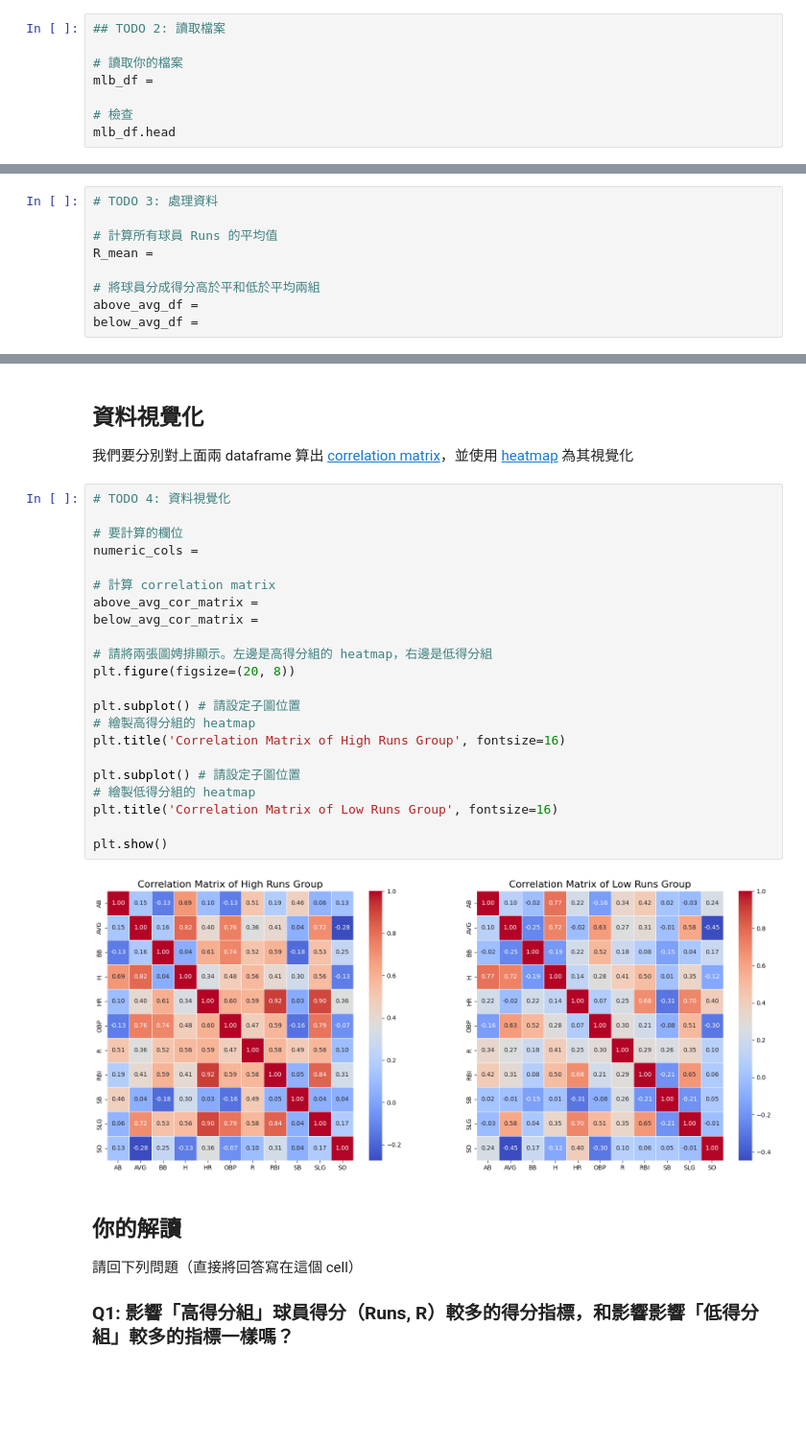
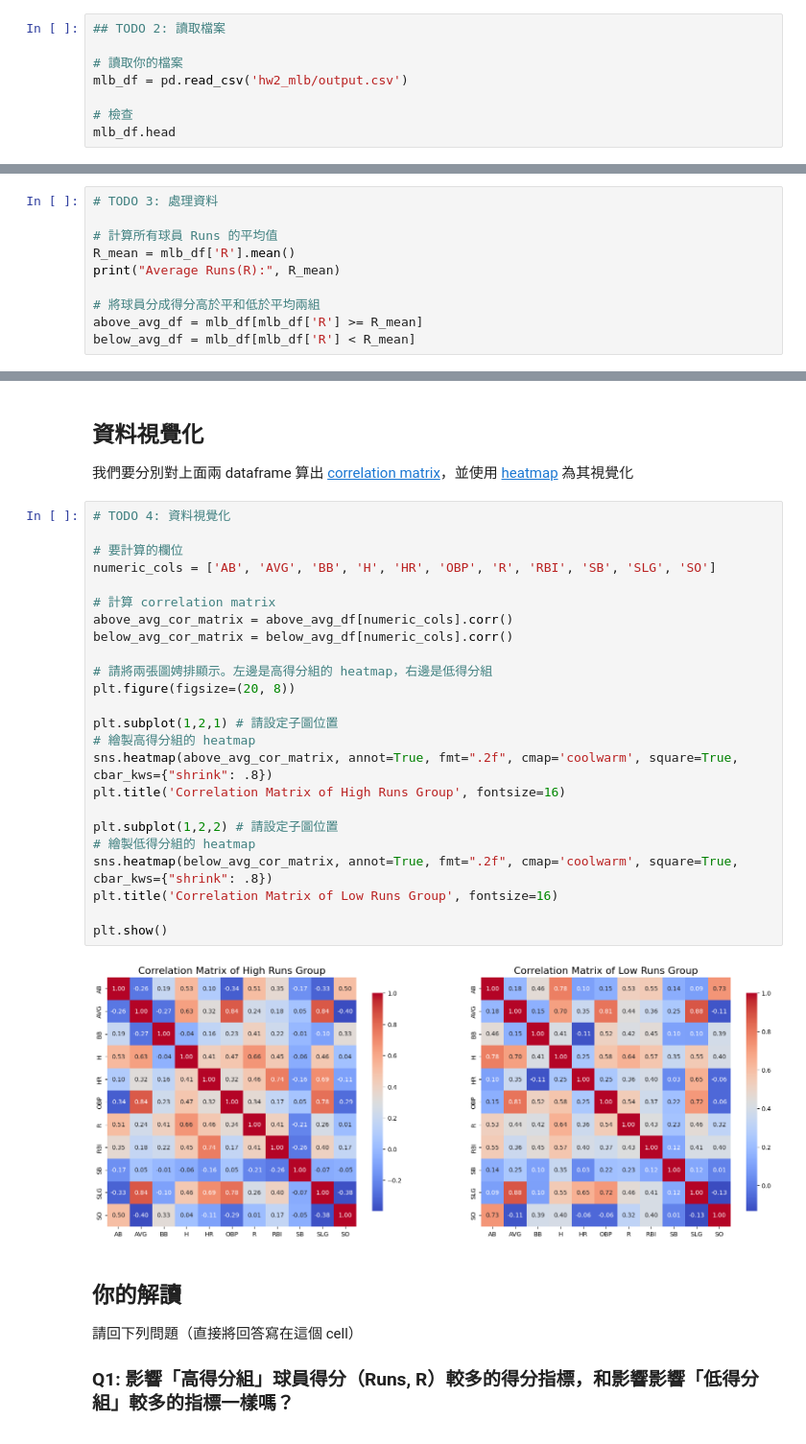
Before and after one commit to kuanyi0226/2024-fall-Introduction_to_data_science, a Jupyter notebook: hw2/hw2_mlb_stats/hw2_template.ipynb, the cells around one changed output, grey strips where cells are left out. Shown at 96% size. Saved outputs shown, nothing was run; the diff lists cells and outputs as text; blank space fills up the shorter version.

```diff
--- a/hw2/hw2_mlb_stats/hw2_template.ipynb
+++ b/hw2/hw2_mlb_stats/hw2_template.ipynb
@@ -34,7 +37,7 @@
 ## TODO 2: 讀取檔案
 
 # 讀取你的檔案
-mlb_df =
+mlb_df = pd.read_csv('hw2_mlb/output.csv')
 
 # 檢查
 mlb_df.head
@@ -63,8 +66,9 @@ mlb_df.head
 # TODO 3: 處理資料
 
 # 計算所有球員 Runs 的平均值
-R_mean =
+R_mean = mlb_df['R'].mean()
+print("Average Runs(R):", R_mean)
 
 # 將球員分成得分高於平和低於平均兩組
-above_avg_df =
-below_avg_df =
+above_avg_df = mlb_df[mlb_df['R'] >= R_mean]
+below_avg_df = mlb_df[mlb_df['R'] < R_mean]
@@ -74,27 +80,29 @@ below_avg_df =
 # %%
 # TODO 4: 資料視覺化
 
 # 要計算的欄位
-numeric_cols =
+numeric_cols = ['AB', 'AVG', 'BB', 'H', 'HR', 'OBP', 'R', 'RBI', 'SB', 'SLG', 'SO']
 
 # 計算 correlation matrix
-above_avg_cor_matrix =
-below_avg_cor_matrix =
+above_avg_cor_matrix = above_avg_df[numeric_cols].corr()
+below_avg_cor_matrix = below_avg_df[numeric_cols].corr()
 
 # 請將兩張圖娉排顯示。左邊是高得分組的 heatmap，右邊是低得分組
 plt.figure(figsize=(20, 8))
 
-plt.subplot() # 請設定子圖位置
+plt.subplot(1,2,1) # 請設定子圖位置
 # 繪製高得分組的 heatmap
+sns.heatmap(above_avg_cor_matrix, annot=True, fmt=".2f", cmap='coolwarm', square=True, cbar_kws={"shrink": .8})
 plt.title('Correlation Matrix of High Runs Group', fontsize=16)
 
-plt.subplot() # 請設定子圖位置
+plt.subplot(1,2,2) # 請設定子圖位置
 # 繪製低得分組的 heatmap
+sns.heatmap(below_avg_cor_matrix, annot=True, fmt=".2f", cmap='coolwarm', square=True, cbar_kws={"shrink": .8})
 plt.title('Correlation Matrix of Low Runs Group', fontsize=16)
 
 plt.show()
 # %% [output]
-[figure, old version]
+[figure, new version]
 # %% [markdown]
 ## 你的解讀
 請回下列問題（直接將回答寫在這個 cell）
```
Also changed, not shown: parts of 4 cells of this notebook, 9 other files.
